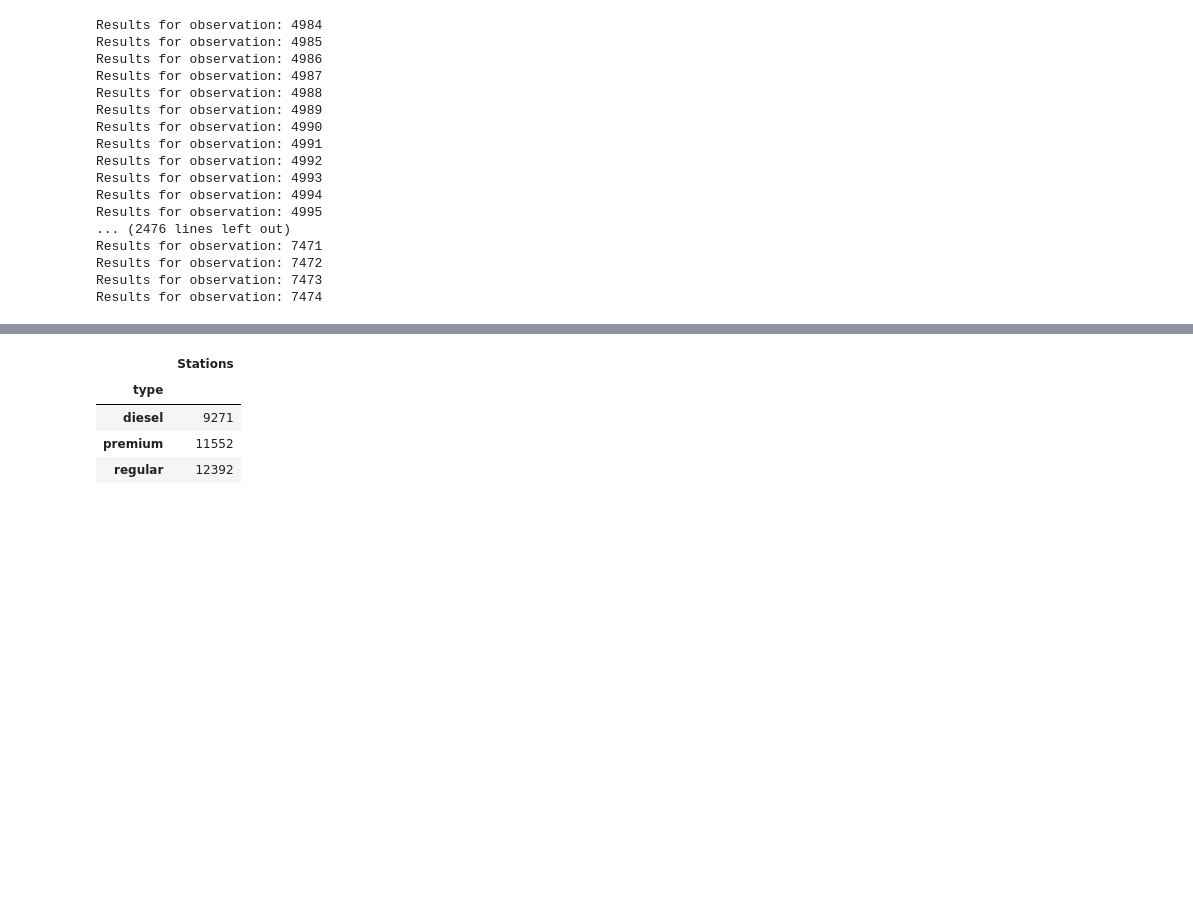
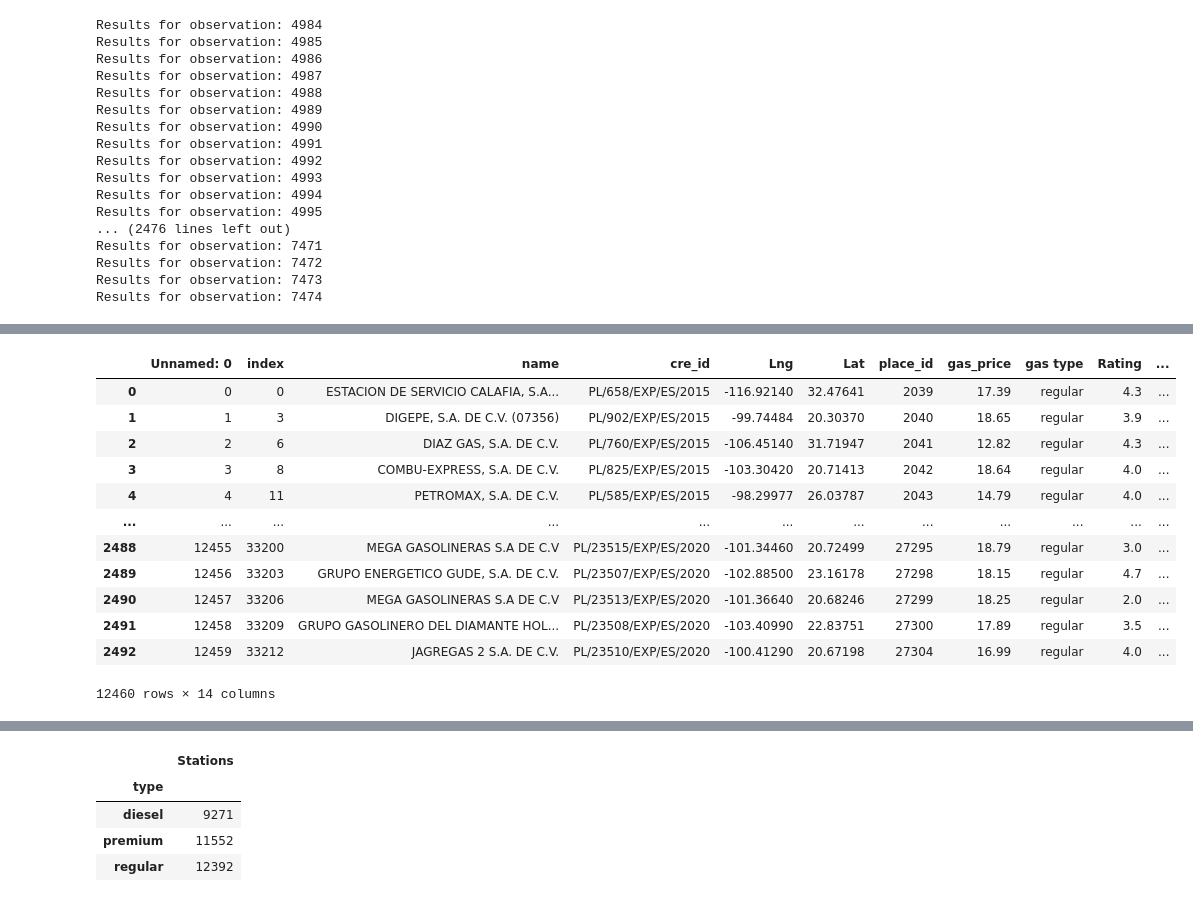
Before and after one commit to ayalaeduardo95/Project-1, a Jupyter notebook: Project-1/Gasolineras Mexico tablas.ipynb, the cells around one changed output, grey strips where cells are left out. Drawn from its saved outputs; the diff is of its cells as text; code cells hidden in the pictures; blank space fills up the shorter version.

Commit message:
Created a single DF for data extracted from Places API

```diff
--- a/Project-1/Gasolineras Mexico tablas.ipynb
+++ b/Project-1/Gasolineras Mexico tablas.ipynb
@@ -211,0 +223,20 @@ part3.to_csv("Resources/part3.csv")
+# %%
+# Concatinate all of the DataFrames into one
+
+Frames = [part1_df,part2_df,part3_df,part4_df,part5_df]
+Mexico_Gas_Stations = pd.concat(Frames)
+Mexico_Gas_Stations
+# %% [output]
+|  | Unnamed: 0 | index | name | cre_id | Lng | Lat | place_id | gas_price | gas type | Rating | ... |
+| 0 | 0 | 0 | ESTACION DE SERVICIO CALAFIA, S.A... | PL/658/EXP/ES/2015 | -116.92140 | 32.47641 | 2039 | 17.39 | regular | 4.3 | ... |
+| 1 | 1 | 3 | DIGEPE, S.A. DE C.V. (07356) | PL/902/EXP/ES/2015 | -99.74484 | 20.30370 | 2040 | 18.65 | regular | 3.9 | ... |
+| 2 | 2 | 6 | DIAZ GAS, S.A. DE C.V. | PL/760/EXP/ES/2015 | -106.45140 | 31.71947 | 2041 | 12.82 | regular | 4.3 | ... |
+| 3 | 3 | 8 | COMBU-EXPRESS, S.A. DE C.V. | PL/825/EXP/ES/2015 | -103.30420 | 20.71413 | 2042 | 18.64 | regular | 4.0 | ... |
+| 4 | 4 | 11 | PETROMAX, S.A. DE C.V. | PL/585/EXP/ES/2015 | -98.29977 | 26.03787 | 2043 | 14.79 | regular | 4.0 | ... |
+| ... | ... | ... | ... | ... | ... | ... | ... | ... | ... | ... | ... |
+| 2488 | 12455 | 33200 | MEGA GASOLINERAS S.A DE C.V | PL/23515/EXP/ES/2020 | -101.34460 | 20.72499 | 27295 | 18.79 | regular | 3.0 | ... |
+| 2489 | 12456 | 33203 | GRUPO ENERGETICO GUDE, S.A. DE C.V. | PL/23507/EXP/ES/2020 | -102.88500 | 23.16178 | 27298 | 18.15 | regular | 4.7 | ... |
+| 2490 | 12457 | 33206 | MEGA GASOLINERAS S.A DE C.V | PL/23513/EXP/ES/2020 | -101.36640 | 20.68246 | 27299 | 18.25 | regular | 2.0 | ... |
+| 2491 | 12458 | 33209 | GRUPO GASOLINERO DEL DIAMANTE HOL... | PL/23508/EXP/ES/2020 | -103.40990 | 22.83751 | 27300 | 17.89 | regular | 3.5 | ... |
+| 2492 | 12459 | 33212 | JAGREGAS 2 S.A. DE C.V. | PL/23510/EXP/ES/2020 | -100.41290 | 20.67198 | 27304 | 16.99 | regular | 4.0 | ... |
+12460 rows × 14 columns
```
Also changed, not shown: parts of 7 cells of this notebook, 4 other files.
